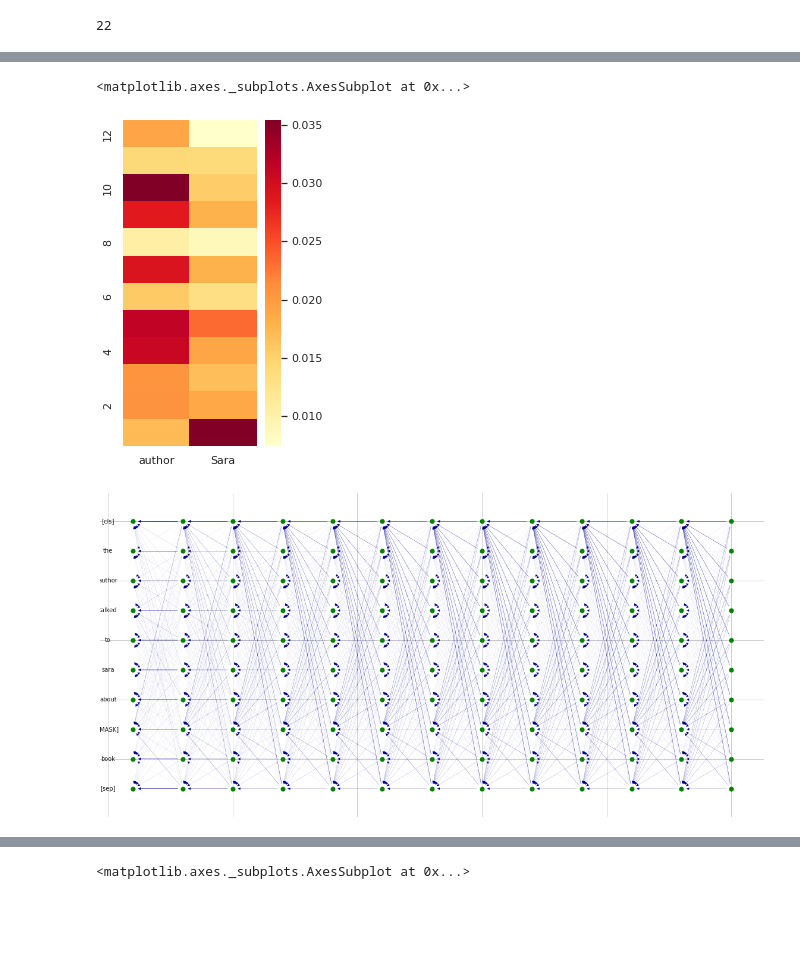
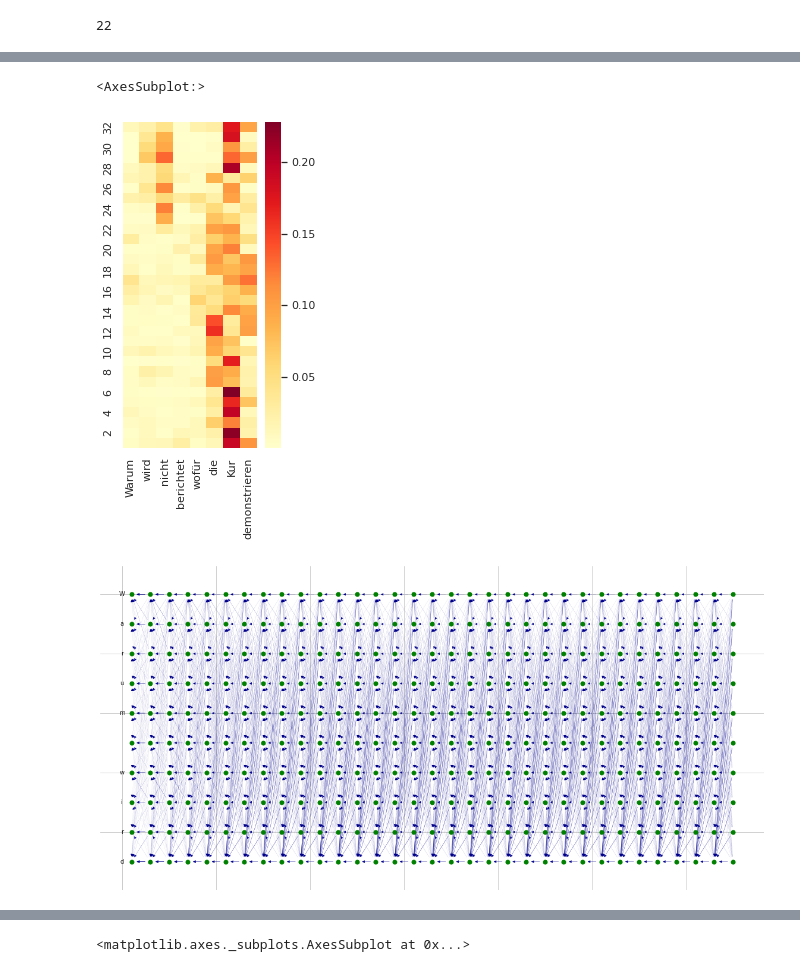
Before and after one commit to icwhite/moderat_transformers_rise, a Jupyter notebook: Explanations/attention_flow/attention_visualization_t5_example.ipynb, the cells around one changed output, grey strips where cells are left out. Cells and saved outputs as stored; diff of their text form; code cells hidden in the pictures; blank space fills up the shorter version.

```diff
--- a/Explanations/attention_flow/attention_visualization_t5_example.ipynb
+++ b/Explanations/attention_flow/attention_visualization_t5_example.ipynb
@@ -13,7 +13,6 @@ import os
 rc={'font.size': 8, 'axes.labelsize': 8, 'legend.fontsize': 10.0,
     'axes.titlesize': 32, 'xtick.labelsize': 20, 'ytick.labelsize': 16}
 plt.rcParams.update(**rc)
-mpl.rcParams['axes.linewidth'] = .5 #set the value globally
 import seaborn as sns; sns.set()
 sns.set_style("whitegrid")
 mpl.rcParams['axes.linewidth'] = 0.0 #set the value globally
@@ -200,8 +199,11 @@ def plot_attention_heatmap(att, s_position, t_positions, sentence):
   return ax
 
 def plot_attention_heatmap_input_ids(att, s_position, t_positions, input_ids, tokenizer):
+    # t_positions are the locations of the targets in the input sequence
+    # s_positions are the locations of the words we think may contribute most to the prediction
     cls_att = np.flip(att[:,s_position, t_positions], axis=0)
-    xticklb = input_tokens= list(itertools.compress(tokenizer.decode(input_ids), [i in t_positions for i in np.arange(len(sentence)+1)]))
+    xticklb = [tokenizer.decode(input_ids[i]) for i in t_positions]
+    # xticklb = input_tokens= list(itertools.compress(tokenizer.decode(input_ids).split(), [i in t_positions for i in np.arange(len(sentence)+1)]))
     yticklb = [str(i) if i%2 ==0 else '' for i in np.arange(att.shape[0],0, -1)]
     ax = sns.heatmap(cls_att, xticklabels=xticklb, yticklabels=yticklb, cmap="YlOrRd")
     return ax
@@ -254,10 +256,11 @@ Some weights of the model checkpoint at GermanT5/t5-efficient-oscar-german-small
 # %%
 sentences = {}
 src = {}
-targets = {0:0, 1:0}
+targets = {}
 
-sentences[0] = "Warum wird nicht berichtet wofür die Kurden demonstrieren Doch nicht für eine Menschenkette vom Hbf bis zum Landtag Ich brauche mehr Details"
-src[0] = (6, 7)
+sentences[0] = "Warum wird nicht berichtet wofür die Kurden demonstrieren"
+src[0] = np.arange(len(sentences[0]))
+targets[0] = (6, 7)
 sentences[1] = "Ich stelle mal folgende Vermutung an so wie es auch bei Tätern mit Migrationshintergrund hier immer dargestellt wird Einzeltäter verwirrt traumatisiert hat nix mit den Rechtsextremen zu tun "
 
 ex_id = 0
@@ -326,11 +367,16 @@ res_G = draw_attention_graph(res_adj_mat,res_labels_to_index, n_layers=res_att_m
 # %%
 #@title Plot contrastive heatmap
 
 plt.figure(1,figsize=(3,6))
-plot_attention_heatmap(res_att_mat, src[ex_id], t_positions=targets[ex_id], sentence=sentence)
+target = 7
+lst = list(range(9))
+lst.pop(target)
+plot_attention_heatmap_input_ids(res_att_mat, 8*[target], lst, input_ids[0], tokenizer)
+# plot_attention_heatmap(res_att_mat, src[ex_id], t_positions=targets[ex_id], sentence=sentence)
+#TODO: why is so much attention paid to "die" in this sentence??
 # %% [output]
-<matplotlib.axes._subplots.AxesSubplot at 0x...>
+<AxesSubplot:>
-[figure, old version]
+[figure, new version]
 # %%
 #@title Compute attention rollout
 
@@ -339,9 +385,9 @@ joint_att_adjmat, joint_labels_to_index = get_adjmat(mat=joint_attentions, input
 # %%
 #@title Draw attention rollout graph
 plt.figure(figsize=(20,10))
-G = draw_attention_graph(joint_att_adjmat,joint_labels_to_index, n_layers=joint_attentions.shape[0], length=joint_attentions.shape[-1])
+G = draw_attention_graph(joint_att_adjmat,joint_labels_to_index, n_layers=res_att_mat.shape[0], length=res_att_mat.shape[-1])
 # %% [output]
-[figure, old version]
+[figure, new version]
 # %%
 #@title Plot contrastive heatmap
 
```
Also changed, not shown: parts of 17 cells of this notebook, 8 other files.
